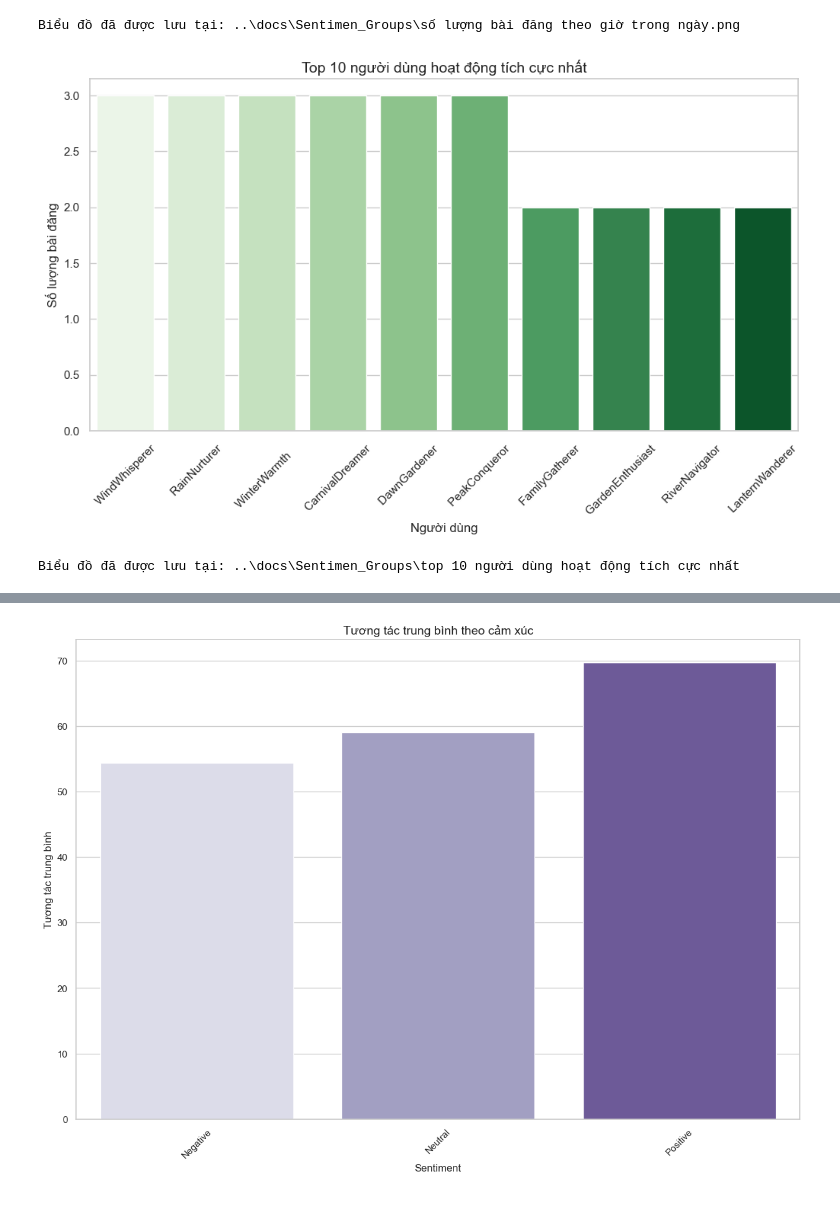
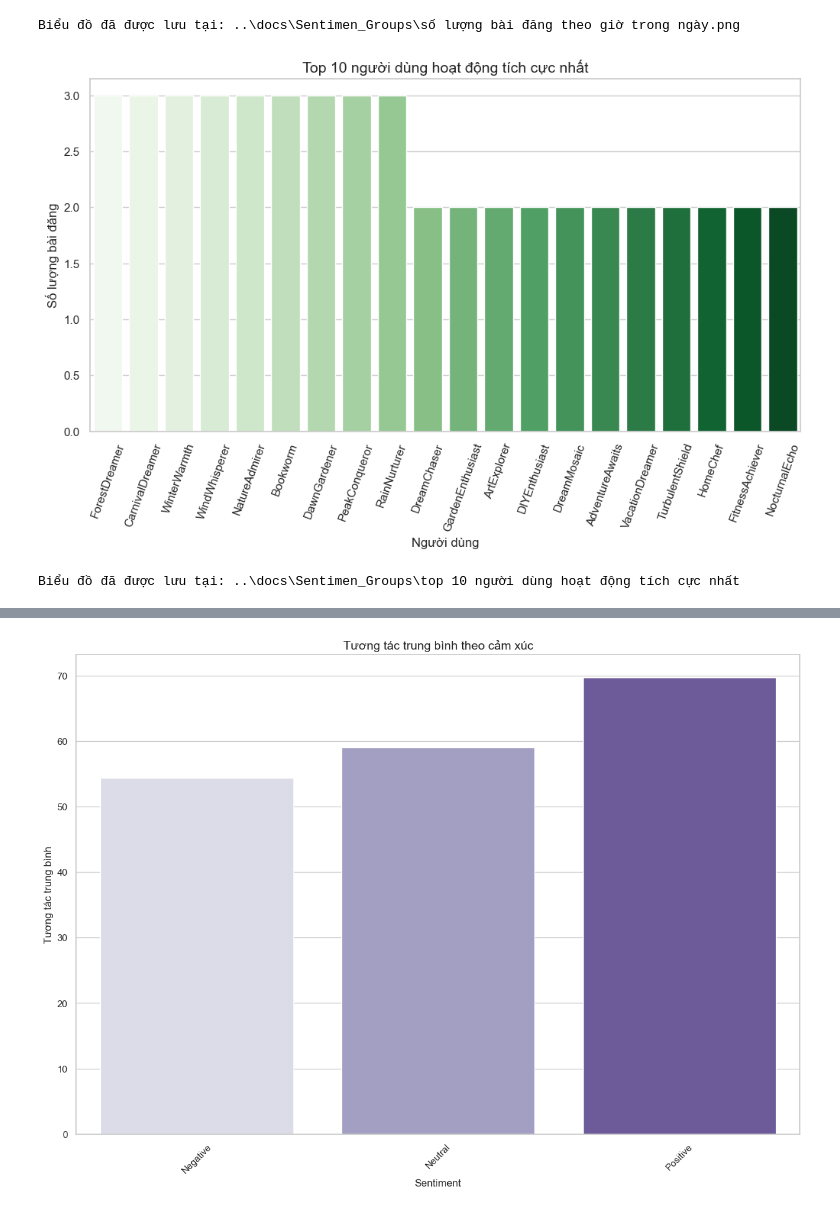
Before and after one commit to NhatNam15151515/Social-Media-Sentiments-Analysis, a Jupyter notebook: social-media-sentiments-analysis/notebooks/Social Media Sentiments Analysis - New Data.ipynb, the cells around one changed output, grey strips where cells are left out. Saved outputs shown, nothing was run; the diff lists cells and outputs as text; code cells hidden in the pictures.

```diff
--- a/social-media-sentiments-analysis/notebooks/Social Media Sentiments Analysis - New Data.ipynb
+++ b/social-media-sentiments-analysis/notebooks/Social Media Sentiments Analysis - New Data.ipynb
@@ -282,3 +322,22 @@ print(f"Biểu đồ đã được lưu tại: {file_name}")
 # %% [output]
 [figure]
 Biểu đồ đã được lưu tại: ..\docs\Sentimen_Groups\số lượng bài đăng theo ngày trong tuần.png
+# %%
+# Đếm số lượng bài đăng theo Platform
+df['DayOfWeek'] = df['Timestamp'].dt.dayofweek
+posts_per_day = df[df["Sentiment"] == "Positive"]["DayOfWeek"].value_counts().sort_index()
+days = ['Mon', 'Tue', 'Wed', 'Thu', 'Fri', 'Sat', 'Sun']
+# Vẽ biểu đồ cột
+plt.figure(figsize=(10, 6))
+sns.barplot(x=days, y=posts_per_day.values)
+plt.title('Số lượng bài đăng tích cực theo ngày trong tuần', fontsize=14)
+plt.xlabel('Ngày trong tuần', fontsize=12)
+plt.ylabel('Số lượng bài đăng', fontsize=12)
+# Đường dẫn file ảnh đầy đủ
+file_name = os.path.join(saving_path, "số lượng bài đăng tích cực theo ngày trong tuần.png")
+
+# Lưu biểu đồ
+plt.savefig(file_name, dpi=300, bbox_inches='tight')
+
+plt.show()
+print(f"Biểu đồ đã được lưu tại: {file_name}")
@@ -284,0 +347,19 @@ Biểu đồ đã được lưu tại: ..\docs\Sentimen_Groups\số lượng bà
+# %%
+# Đếm số lượng bài đăng theo Platform
+df['DayOfWeek'] = df['Timestamp'].dt.dayofweek
+posts_per_day = df[df["Sentiment"] == "Negative"]["DayOfWeek"].value_counts().sort_index()
+days = ['Mon', 'Tue', 'Wed', 'Thu', 'Fri', 'Sat', 'Sun']
+# Vẽ biểu đồ cột
+plt.figure(figsize=(10, 6))
+sns.barplot(x=days, y=posts_per_day.values)
+plt.title('Số lượng bài đăng tiêu cực theo ngày trong tuần', fontsize=14)
+plt.xlabel('Ngày trong tuần', fontsize=12)
+plt.ylabel('Số lượng bài đăng', fontsize=12)
+# Đường dẫn file ảnh đầy đủ
+file_name = os.path.join(saving_path, "số lượng bài đăng tiêu cực theo ngày trong tuần.png")
+
+# Lưu biểu đồ
+plt.savefig(file_name, dpi=300, bbox_inches='tight')
+
+plt.show()
+print(f"Biểu đồ đã được lưu tại: {file_name}")
@@ -311,25 +395,26 @@ print(f"Biểu đồ đã được lưu tại: {file_name}")
 Biểu đồ đã được lưu tại: ..\docs\Sentimen_Groups\số lượng bài đăng theo giờ trong ngày.png
 # %%
 # Đếm số bài đăng theo User
-user_counts = df['User'].value_counts().head(10)
+df['User']=df['User'].str.strip()
+user_counts = df['User'].value_counts().head(20)
 
 # Vẽ biểu đồ cột
 plt.figure(figsize=(12, 6))
 sns.barplot(x=user_counts.index, y=user_counts.values, palette="Greens")
 plt.title('Top 10 người dùng hoạt động tích cực nhất', fontsize=14)
 plt.xlabel('Người dùng', fontsize=12)
 plt.ylabel('Số lượng bài đăng', fontsize=12)
-plt.xticks(rotation=45)
+plt.xticks(rotation=70)
 # Đường dẫn file ảnh đầy đủ
 file_name = os.path.join(saving_path, "top 10 người dùng hoạt động tích cực nhất")
 
 # Lưu biểu đồ
 plt.savefig(file_name, dpi=300, bbox_inches='tight')
 
 plt.show()
 print(f"Biểu đồ đã được lưu tại: {file_name}")
 # %% [output]
-[figure, old version]
+[figure, new version]
 Biểu đồ đã được lưu tại: ..\docs\Sentimen_Groups\top 10 người dùng hoạt động tích cực nhất
 # %%
 # Sắp xếp theo Likes và lấy top 10
```
Also changed, not shown: parts of 14 cells of this notebook, 17 other files.
